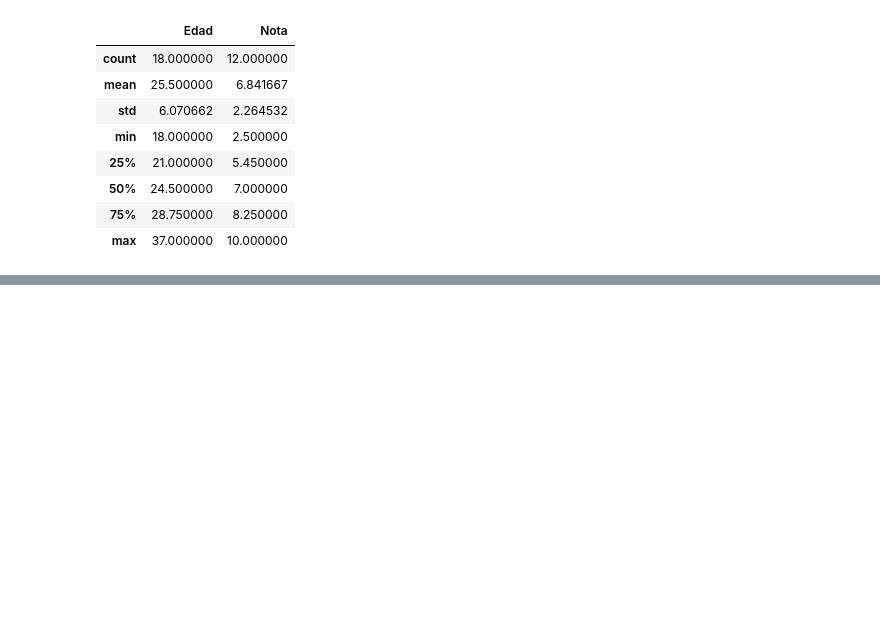
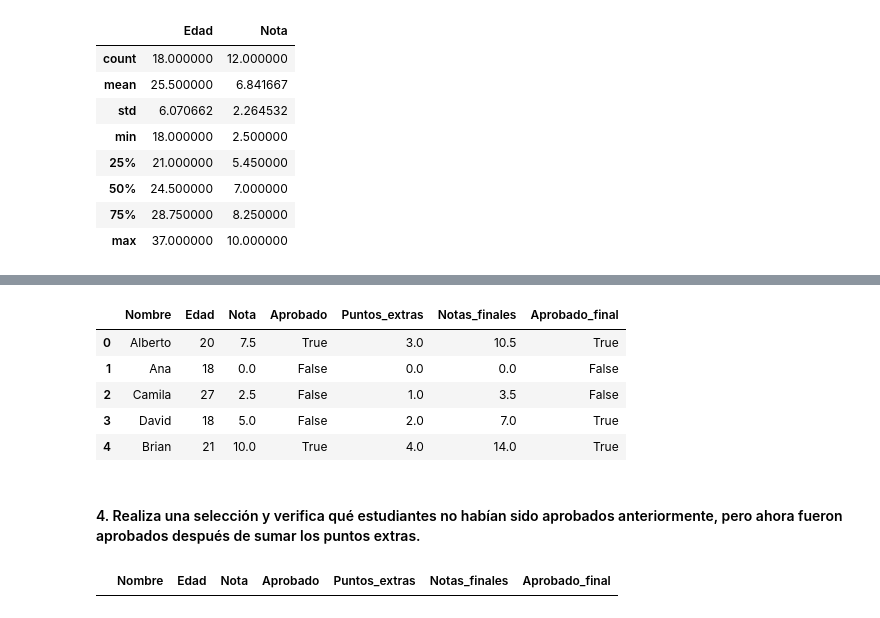
Before and after one commit to Zuzed22/Pandas-conociendo-la-biblioteca, a Jupyter notebook: Ejercicios.ipynb, the cells around one changed output, grey strips where cells are left out. Cells and saved outputs as stored; diff of their text form; code cells hidden in the pictures; blank space fills up the shorter version.

```diff
--- a/Ejercicios.ipynb
+++ b/Ejercicios.ipynb
@@ -113,0 +156,2 @@ datos.describe()
+# %%
+datos.drop(alumnos_a_eliminar, axis=0, inplace=True)
@@ -113,0 +197,2 @@ datos.describe()
+# %%
+datos['Puntos_extras'] = datos['Nota'].apply(lambda x: x*0.4)
@@ -113,0 +210,2 @@ datos.describe()
+# %%
+datos['Notas_finales'] = datos['Nota'] + datos['Puntos_extras']
@@ -113,0 +226,17 @@ datos.describe()
+# %%
+datos['Aprobado_final'] = datos['Notas_finales'].apply(lambda x: True if x >= 7.0 else False)
+# %%
+datos.head()
+# %% [output]
+|  | Nombre | Edad | Nota | Aprobado | Puntos_extras | Notas_finales | Aprobado_final |
+| 0 | Alberto | 20 | 7.5 | True | 3.0 | 10.5 | True |
+| 1 | Ana | 18 | 0.0 | False | 0.0 | 0.0 | False |
+| 2 | Camila | 27 | 2.5 | False | 1.0 | 3.5 | False |
+| 3 | David | 18 | 5.0 | False | 2.0 | 7.0 | True |
+| 4 | Brian | 21 | 10.0 | True | 4.0 | 14.0 | True |
+# %% [markdown]
+#### 4. Realiza una selección y verifica qué estudiantes no habían sido aprobados anteriormente, pero ahora fueron aprobados después de sumar los puntos extras.
+# %%
+datos.query('Aprobado == False & Aprobado_final == True')
+# %% [output]
+|  | Nombre | Edad | Nota | Aprobado | Puntos_extras | Notas_finales | Aprobado_final |
```
Also changed, not shown: parts of 27 cells of this notebook.
